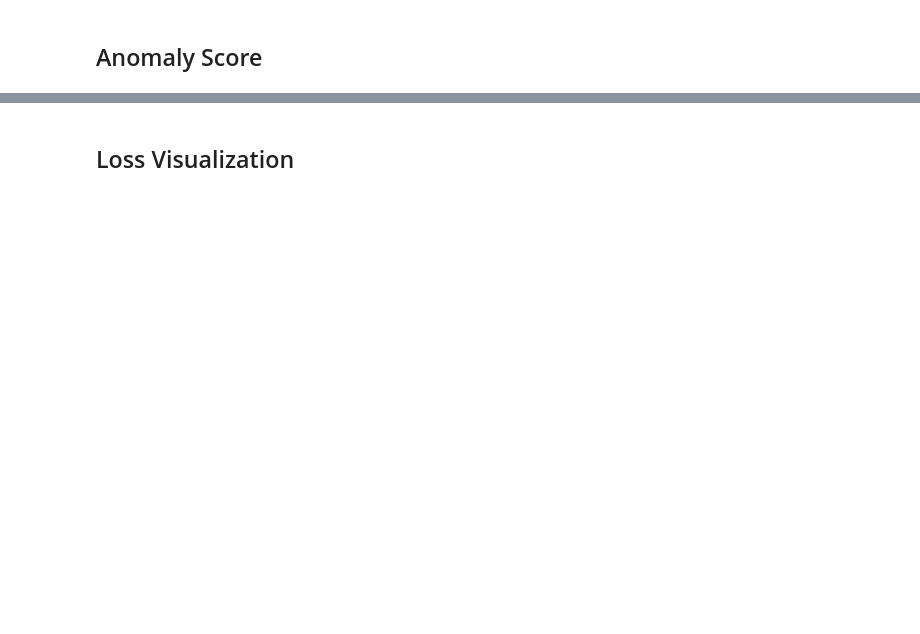
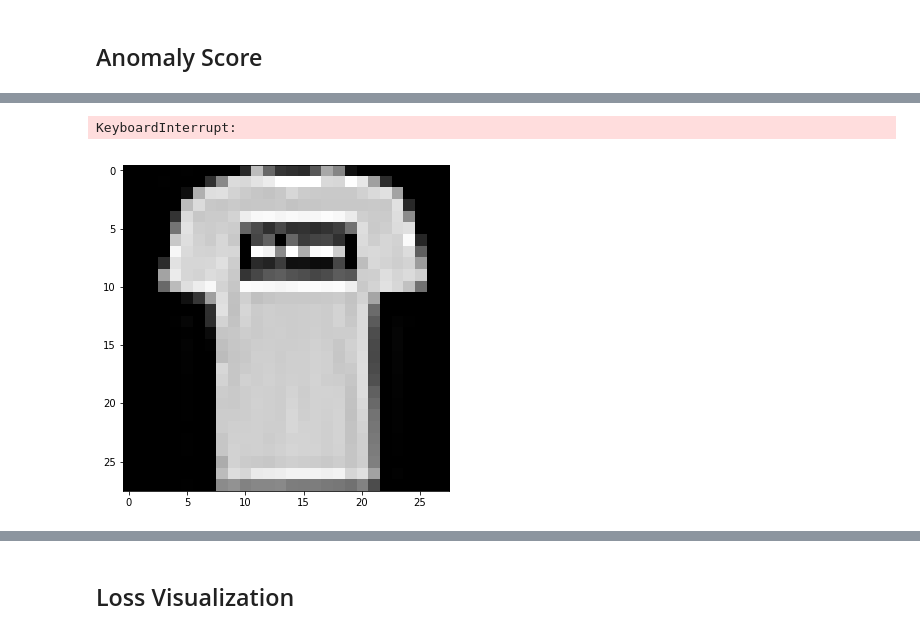
Before and after one commit to AndersonJo/gan-yhat, a Jupyter notebook: 08 anogan/anogan-pytorch.ipynb, the cells around one changed output, grey strips where cells are left out. Cells and saved outputs as stored; diff of their text form; code cells hidden in the pictures; blank space fills up the shorter version.

```diff
--- a/08 anogan/anogan-pytorch.ipynb
+++ b/08 anogan/anogan-pytorch.ipynb
@@ -371,13 +400,59 @@ checkpoint >> checkpoints/anogan_289_0.9173.pth.tar
 # %% [markdown]
 ## Anomaly Score
-# %%
-# Define latent space (noise)
-noise = Variable(torch.randn((2, 100, 1, 1)).cuda(), requires_grad=True)
-noise_optimizer = optim.Adam([noise])
-
-real = Variable(real_images[0:2].cuda())
-fake = G(noise)
-
-loss_a = anomaly_loss(G, D, real, fake)
-loss_a.backward()
-noise_optimizer.step()
+# %%
+def feature_mapping(G, D, real, fake):
+        _, real_fs = D.forward(real, _return_activations=True)
+        _, fake_fs = D.forward(fake, _return_activations=True)
+        real = real_fs
+        fake = fake_fs
+
+        diffs = []
+        for real, fake in zip(real_fs, fake_fs):
+            diff = torch.sqrt(torch.mean(torch.pow(real - fake, 2)))
+            diffs.append(diff)
+
+        output = torch.mean(torch.stack(diffs))
+        return output
+
+def residual_loss(real_y, generated_y):
+    return torch.mean(torch.abs(real_y - generated_y))
+
+def anomaly_loss(G, D, real_y, generated_y, l=0.5):
+    loss_r = residual_loss(real_y, generated_y)
+    loss_d = feature_mapping(G, D, real_y, generated_y)
+#     print('loss_d:', l*loss_d.cpu().data.numpy(), (1-l) * loss_r.cpu().data.numpy())
+    return (1-l) * loss_r + l * loss_d
+
+def train_latent_space(img_x):
+    img_x = img_x.view(img_x.size(0), 1, img_x.size(-1), img_x.size(-1))
+    # Define latent space (noise)
+    noise = Variable(torch.randn((1, 100, 1, 1)).cuda(), requires_grad=True)
+    noise_optimizer = optim.Adam([noise], lr=0.01)
+
+    real = Variable(img_x.cuda())
+
+    numpy_images = img_x.cpu().numpy().reshape(-1, 28, 28)
+
+    for i in range(numpy_images.shape[0]):
+        figure()
+        imshow(numpy_images[i], cmap='gray')
+
+    for step in range(3):
+        fake = G(noise)
+
+
+        noise_optimizer.zero_grad()
+        loss_a = anomaly_loss(G, D, real, fake)
+        loss_a.backward(retain_graph=True)
+        noise_optimizer.step()
+
+        if step%1000 == 0:
+            _loss = loss_a.cpu().data.numpy()[0]
+            _noise = torch.sum(noise).cpu().data.numpy()[0]
+            _grad = np.sum(noise.grad.cpu().data.numpy())
+            print(f'[{step}] loss:{_loss:.4}  noise:{_noise:.4}  grad:{_grad:.4}')
+
+    return noise
+
+noise = train_latent_space(train.train_data[1:2].float())
+# %% [output]
@@ -383,0 +464,2 @@ noise_optimizer.step()
+KeyboardInterrupt:
+[figure, added]
```
Also changed, not shown: parts of 11 cells of this notebook.
